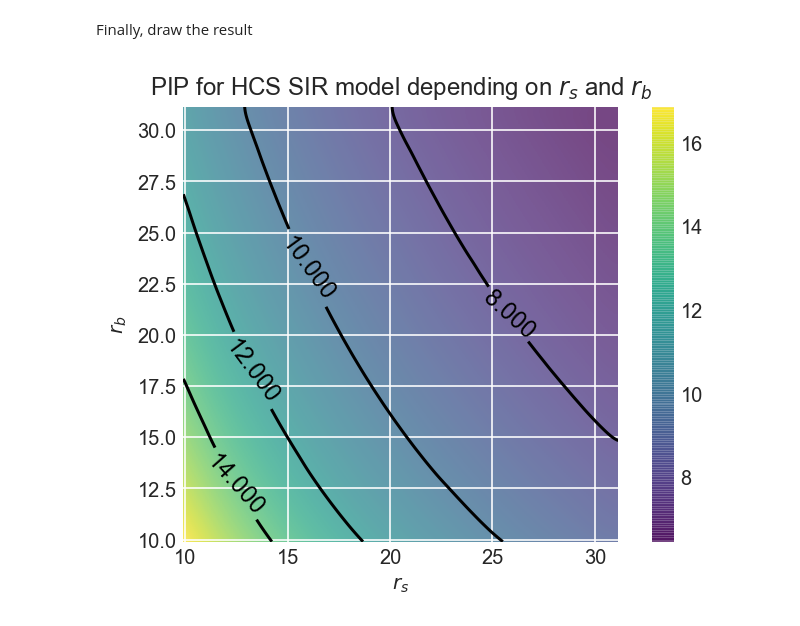
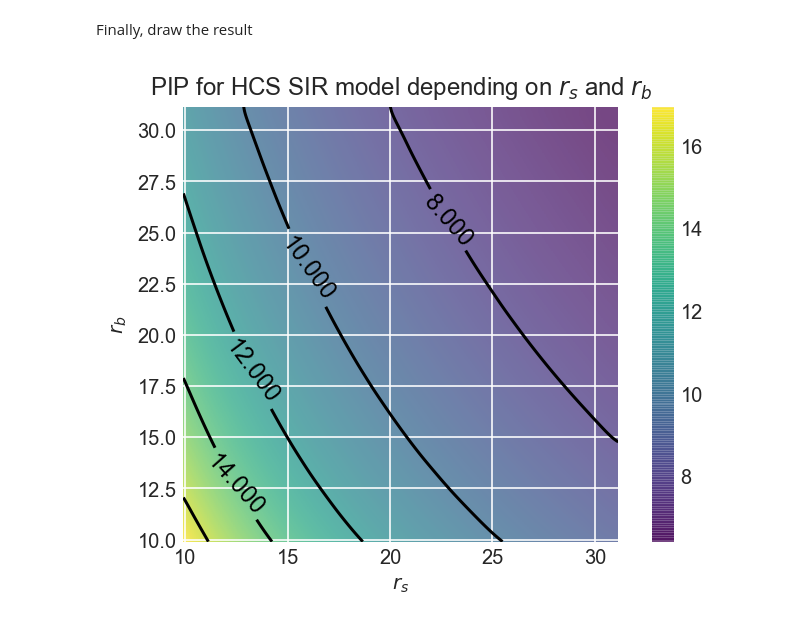
Before and after one commit to ivvaan/A-disease-spread-inhomogeneous-models, a Jupyter notebook: city_level_spread_dymamic/2_heterogeneity_in_spreading_the_disease.ipynb, the cells around one changed output. Saved outputs shown, nothing was run; the diff lists cells and outputs as text; code cells hidden in the pictures.

```diff
--- a/city_level_spread_dymamic/2_heterogeneity_in_spreading_the_disease.ipynb
+++ b/city_level_spread_dymamic/2_heterogeneity_in_spreading_the_disease.ipynb
@@ -456,8 +456,11 @@ def PIPF(r0,I0):
     return F
 v_min=0.8
 v_max=1.8
-axis_range=np.linspace(v_min, v_max, 51)
+axis_range=np.linspace(v_min, v_max, 41)
 Vs, Vb = np.meshgrid(axis_range, axis_range)
+
+#to get PIP more pricise we use smaller step and modelling length of 3 time units is enough
+m_t=np.arange(0.0, 3.0, t_step*.1,dtype=np.float64)
 PIP=np.apply_along_axis(PIPF(r0_0,I0),0,[Vs,Vb])
 # %% [markdown]
 Next, draw them as a map
@@ -485,7 +488,7 @@ def get_range(v):
 # %% [markdown]
 Using the function transform the grid to the "ratio" domain and interpolate the values to new uniform grid in this domain
 # %%
-PIP_interpolator=scint.Rbf(get_range(Vs), get_range(Vb), PIP,smooth=5)
+PIP_interpolator=scint.Rbf(get_range(Vs), get_range(Vb), PIP,smooth=1)
 
 r_min=get_range(v_min)
 r_max=get_range(v_max)
@@ -500,15 +503,15 @@ for i in range(NperAx):
 Finally, draw the result
 # %%
 fig, ax = plt.subplots(dpi=144)
-contours = plt.contour(Rs, Rb, rPIP, [8.0,10.0,12.0,14.0], colors='black')
+contours = plt.contour(Rs, Rb, rPIP, 5, colors='black')
 plt.clabel(contours, inline=True, fontsize=12)
 ax.set_xlabel(f'$r_s$')
 ax.set_ylabel(f'$r_b$')
 
 plt.imshow(rPIP, extent=[r_min,r_max, r_min,r_max], origin='lower',
            cmap='viridis', alpha=0.7)
 plt.colorbar();
 plt.title(f'PIP for HCS SIR model depending on $r_s$ and $r_b$')
 plt.show()
 # %% [output]
-[figure, old version]
+[figure, new version]
```
Also changed, not shown: parts of 6 cells of this notebook.
